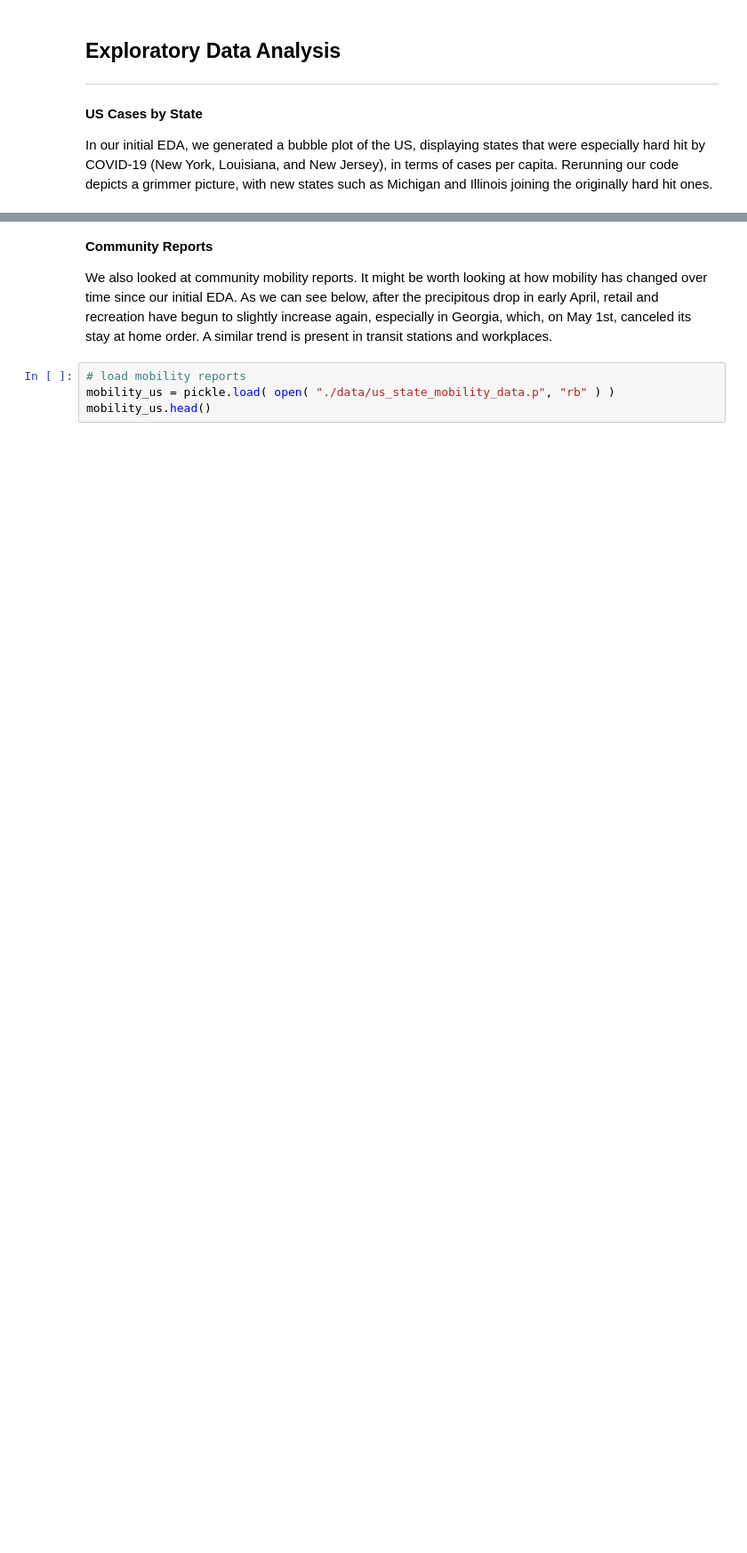
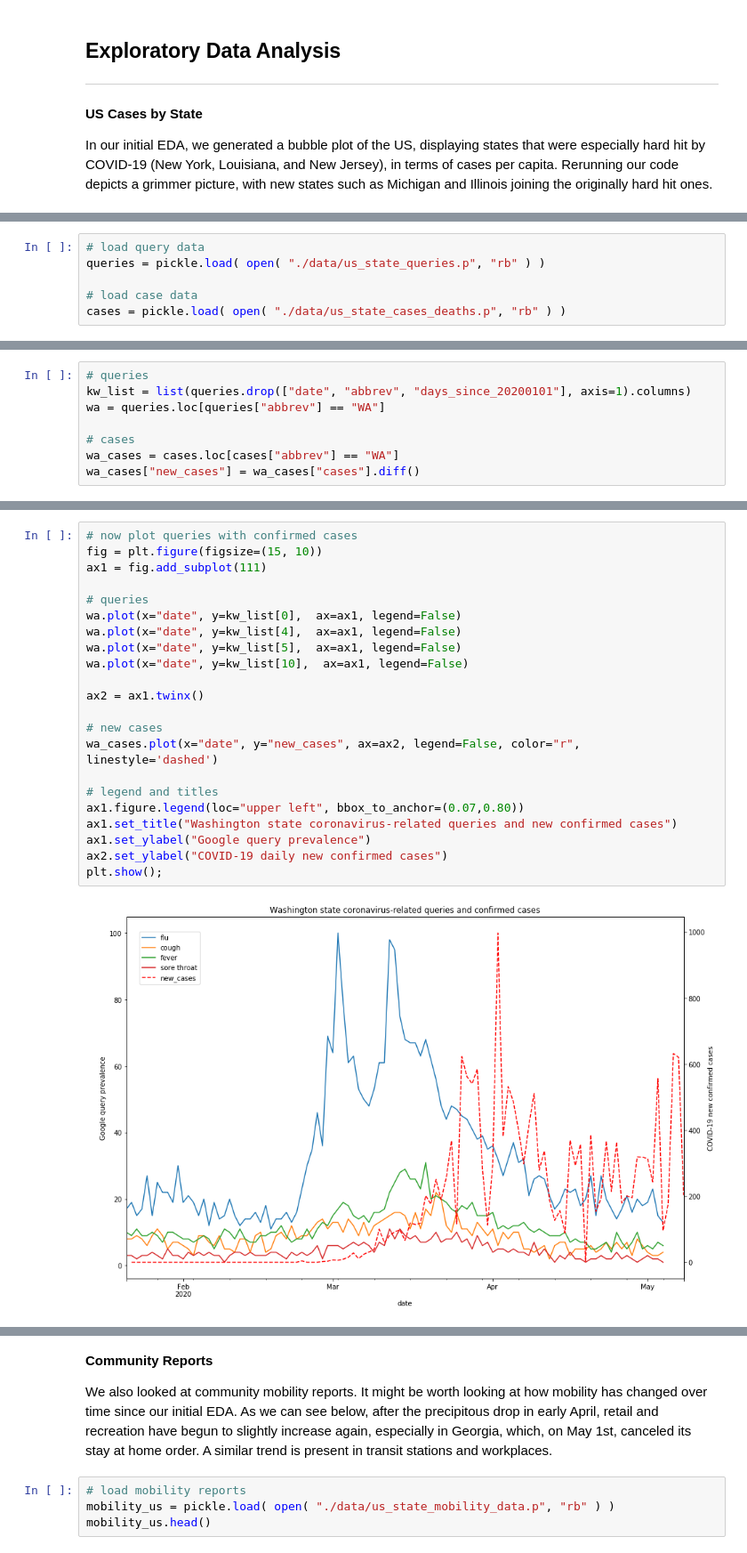
Before and after one commit to spotted-d/RNN_covid19_modeling, a Jupyter notebook: finalproject_group65.ipynb, the cells around one changed output, grey strips where cells are left out. Shown at 89% size. Cells and saved outputs as stored; diff of their text form; blank space fills up the shorter version.

Commit message:
eda - finished query section

```diff
--- a/finalproject_group65.ipynb
+++ b/finalproject_group65.ipynb
@@ -77,0 +95,6 @@ IFrame(src='./images/US_covid_map.html', width=700, height=600)
+# %%
+# load query data
+queries = pickle.load( open( "./data/us_state_queries.p", "rb" ) )
+
+# load case data
+cases = pickle.load( open( "./data/us_state_cases_deaths.p", "rb" ) )
@@ -77,0 +103,8 @@ IFrame(src='./images/US_covid_map.html', width=700, height=600)
+# %%
+# queries
+kw_list = list(queries.drop(["date", "abbrev", "days_since_20200101"], axis=1).columns)
+wa = queries.loc[queries["abbrev"] == "WA"]
+
+# cases
+wa_cases = cases.loc[cases["abbrev"] == "WA"]
+wa_cases["new_cases"] = wa_cases["cases"].diff()
@@ -77,0 +119,24 @@ IFrame(src='./images/US_covid_map.html', width=700, height=600)
+# %%
+# now plot queries with confirmed cases
+fig = plt.figure(figsize=(15, 10))
+ax1 = fig.add_subplot(111)
+
+# queries
+wa.plot(x="date", y=kw_list[0],  ax=ax1, legend=False)
+wa.plot(x="date", y=kw_list[4],  ax=ax1, legend=False)
+wa.plot(x="date", y=kw_list[5],  ax=ax1, legend=False)
+wa.plot(x="date", y=kw_list[10],  ax=ax1, legend=False)
+
+ax2 = ax1.twinx()
+
+# new cases
+wa_cases.plot(x="date", y="new_cases", ax=ax2, legend=False, color="r", linestyle='dashed')
+
+# legend and titles
+ax1.figure.legend(loc="upper left", bbox_to_anchor=(0.07,0.80))
+ax1.set_title("Washington state coronavirus-related queries and new confirmed cases")
+ax1.set_ylabel("Google query prevalence")
+ax2.set_ylabel("COVID-19 daily new confirmed cases")
+plt.show();
+# %% [output]
+[figure, added]
```
Also changed, not shown: parts of 9 cells of this notebook, 2 other files.
